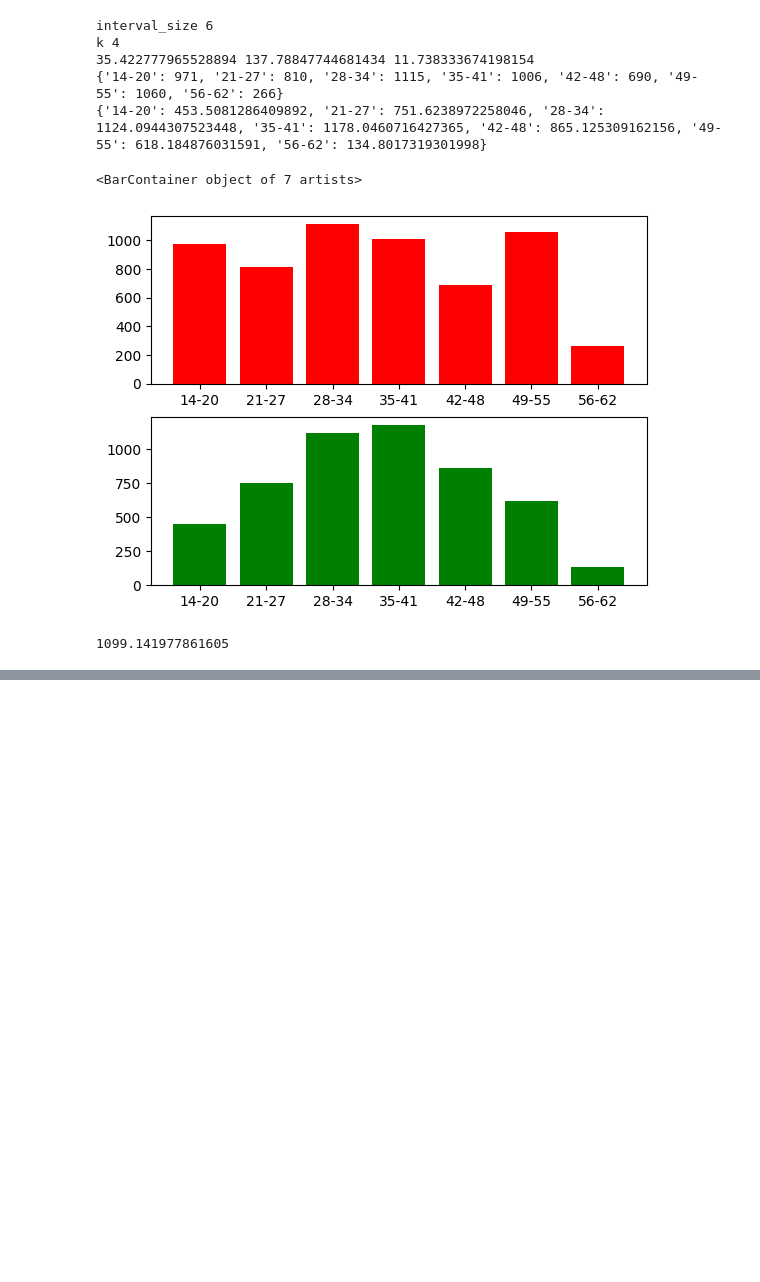
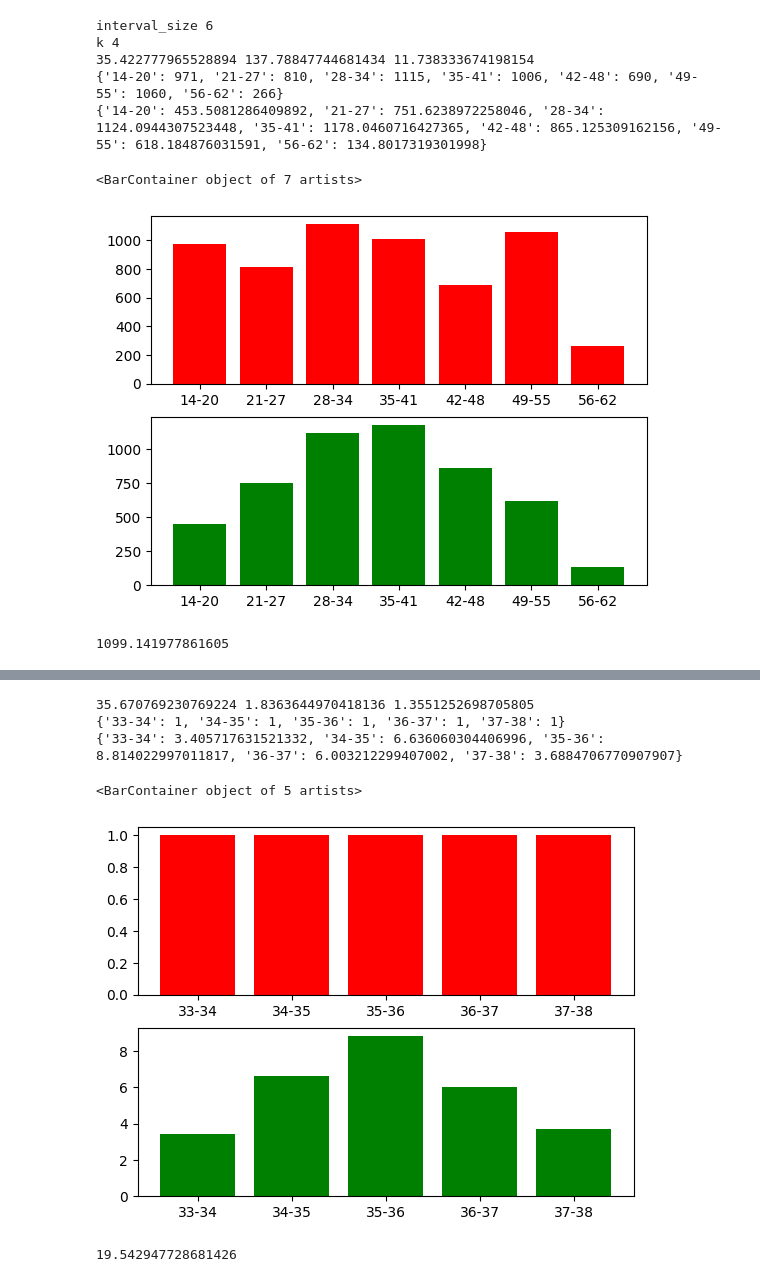
Before and after one commit to CepbluKot/stats, a Jupyter notebook: correct/lr3.ipynb, the cells around one changed output, grey strips where cells are left out. Cells and saved outputs as stored; diff of their text form; code cells hidden in the pictures; blank space fills up the shorter version.

```diff
--- a/correct/lr3.ipynb
+++ b/correct/lr3.ipynb
@@ -333,0 +408,73 @@ print(pirson)
+# %%
+all_samples = all_intervals
+
+pirson = 9.4877
+
+group_freqs = {}
+theoretical_freqs = {}
+group_mids = {}
+group_n_mids = {}
+group_mid_x_n = {}
+group_mid_x_n2 = {}
+
+
+
+curr_interval_begin = math.floor(min(all_avgs))
+curr_interval_end = curr_interval_begin + interval_step
+
+
+n_mids = 0
+sum_mids = 0
+sum_mids2 = 0
+for sample in all_samples:
+    group_freqs[str(curr_interval_begin)+'-'+str(curr_interval_end)] = sample.count(sample[len(sample)//2])
+    sum_mids += sample[len(sample)//2] * sample.count(sample[len(sample)//2])
+    sum_mids2 += (sample[len(sample)//2] ** 2 )* sample.count(sample[len(sample)//2])
+
+    n_mids += sample.count(sample[len(sample)//2])
+
+
+    curr_interval_begin = curr_interval_end
+    curr_interval_end = curr_interval_end + interval_step
+
+samples_avg = sum_mids / n_mids
+samples_dispersion = sum_mids2 / n_mids - (samples_avg**2)
+samples_sko = samples_dispersion ** 0.5
+
+print(samples_avg,samples_dispersion, samples_sko)
+
+curr_interval_begin = math.floor(min(all_avgs))
+curr_interval_end = curr_interval_begin + interval_step
+
+
+for sample in all_samples:
+    z_i = (sample[len(sample)//2]-samples_avg)/samples_sko
+    theoretical_freq = h * n_mids / samples_sko * gauss_func(z_i)
+
+    theoretical_freqs[str(curr_interval_begin)+'-'+str(curr_interval_end)] =theoretical_freq
+
+    curr_interval_begin = curr_interval_end
+    curr_interval_end = curr_interval_end + interval_step
+
+print(group_freqs)
+print(theoretical_freqs)
+
+
+
+fig, axs = plt.subplots(2)
+axs[0].bar(list(group_freqs.keys()), group_freqs.values(), color='r')
+axs[1].bar(list(theoretical_freqs.keys()), theoretical_freqs.values(), color='g')
+# %% [output]
+35.670769230769224 1.8363644970418136 1.3551252698705805
+{'33-34': 1, '34-35': 1, '35-36': 1, '36-37': 1, '37-38': 1}
+{'33-34': 3.405717631521332, '34-35': 6.636060304406996, '35-36': 8.814022997011817, '36-37': 6.003212299407002, '37-38': 3.6884706770907907}
+<BarContainer object of 5 artists>
+[figure, added]
+# %%
+pirson = 0
+
+for val in group_freqs:
+    pirson += (group_freqs[val] - theoretical_freqs[val] ) ** 2 / theoretical_freqs[val]
+print(pirson)
+# %% [output]
+19.542947728681426
```
Also changed, not shown: parts of 12 cells of this notebook, 1 other file.
